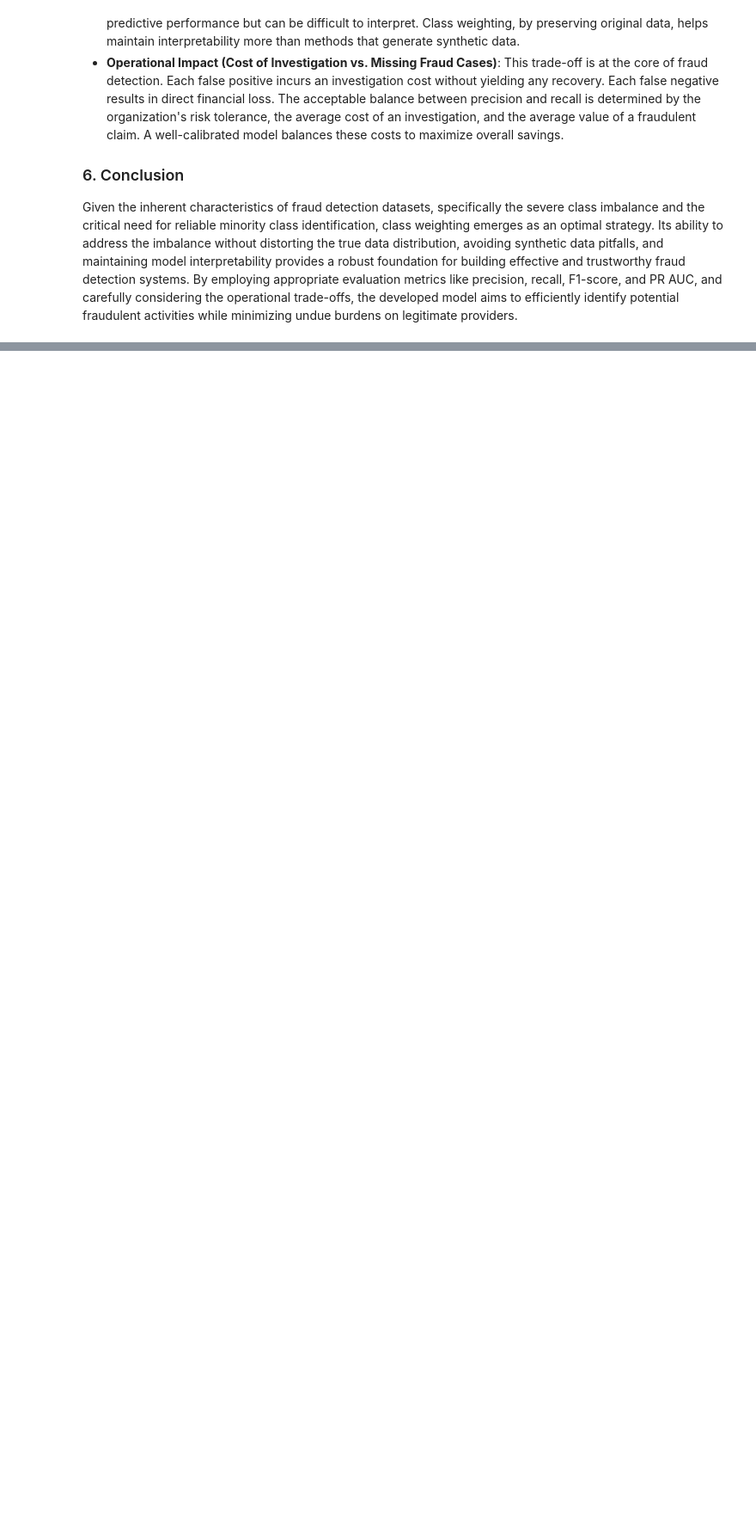
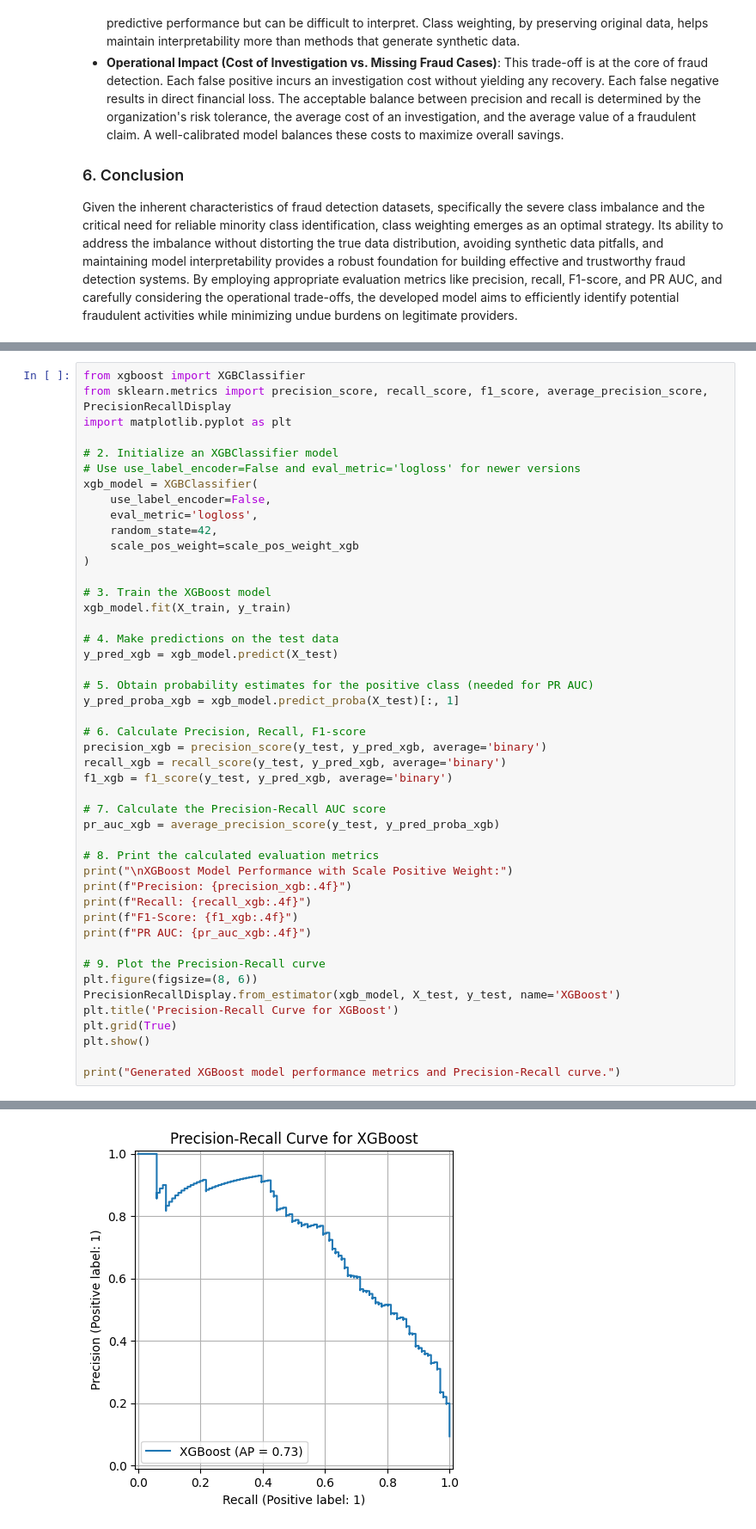
Before and after one commit to User-2rxeg/DataOrbit-HealthCare-Provider-Fraud-Detection, a Jupyter notebook: 01_data_exploration_and_feature_engineering.ipynb, the cells around one changed output, grey strips where cells are left out. Shown at 86% size. Drawn from its saved outputs; the diff is of its cells as text; blank space fills up the shorter version.

```diff
--- a/01_data_exploration_and_feature_engineering.ipynb
+++ b/01_data_exploration_and_feature_engineering.ipynb
@@ -2945,0 +3327,47 @@ Given the inherent characteristics of fraud detection datasets, specifically the
+# %%
+from xgboost import XGBClassifier
+from sklearn.metrics import precision_score, recall_score, f1_score, average_precision_score, PrecisionRecallDisplay
+import matplotlib.pyplot as plt
+
+# 2. Initialize an XGBClassifier model
+# Use use_label_encoder=False and eval_metric='logloss' for newer versions
+xgb_model = XGBClassifier(
+    use_label_encoder=False,
+    eval_metric='logloss',
+    random_state=42,
+    scale_pos_weight=scale_pos_weight_xgb
+)
+
+# 3. Train the XGBoost model
+xgb_model.fit(X_train, y_train)
+
+# 4. Make predictions on the test data
+y_pred_xgb = xgb_model.predict(X_test)
+
+# 5. Obtain probability estimates for the positive class (needed for PR AUC)
+y_pred_proba_xgb = xgb_model.predict_proba(X_test)[:, 1]
+
+# 6. Calculate Precision, Recall, F1-score
+precision_xgb = precision_score(y_test, y_pred_xgb, average='binary')
+recall_xgb = recall_score(y_test, y_pred_xgb, average='binary')
+f1_xgb = f1_score(y_test, y_pred_xgb, average='binary')
+
+# 7. Calculate the Precision-Recall AUC score
+pr_auc_xgb = average_precision_score(y_test, y_pred_proba_xgb)
+
+# 8. Print the calculated evaluation metrics
+print("\nXGBoost Model Performance with Scale Positive Weight:")
+print(f"Precision: {precision_xgb:.4f}")
+print(f"Recall: {recall_xgb:.4f}")
+print(f"F1-Score: {f1_xgb:.4f}")
+print(f"PR AUC: {pr_auc_xgb:.4f}")
+
+# 9. Plot the Precision-Recall curve
+plt.figure(figsize=(8, 6))
+PrecisionRecallDisplay.from_estimator(xgb_model, X_test, y_test, name='XGBoost')
+plt.title('Precision-Recall Curve for XGBoost')
+plt.grid(True)
+plt.show()
+
+print("Generated XGBoost model performance metrics and Precision-Recall curve.")
+# %% [output]
@@ -2945,0 +3383 @@ Given the inherent characteristics of fraud detection datasets, specifically the
+[figure, added]
```
Also changed, not shown: parts of 31 cells of this notebook.
